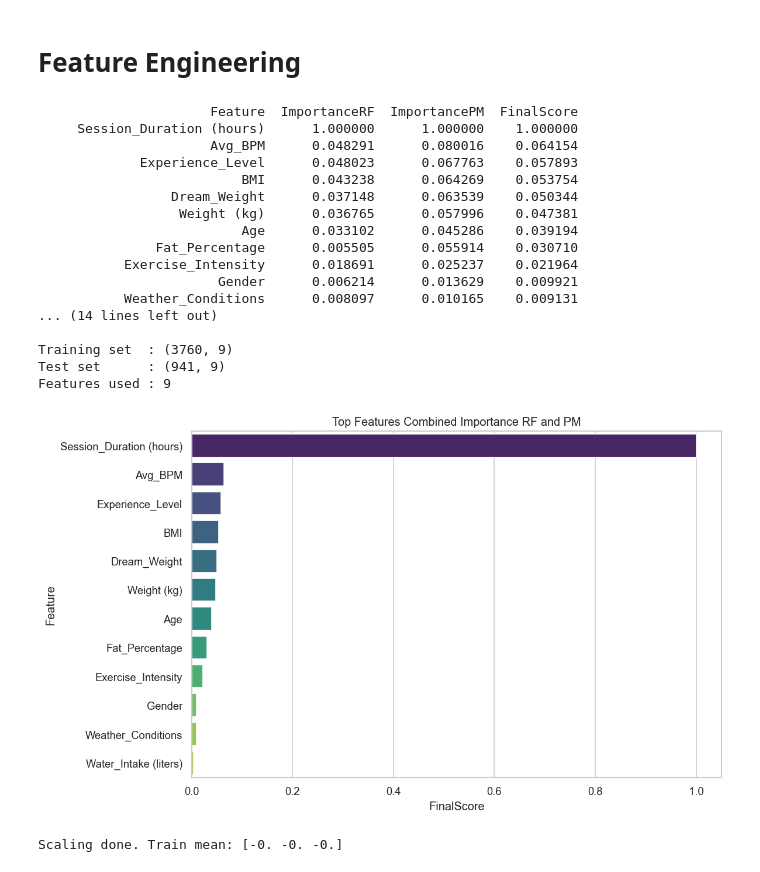
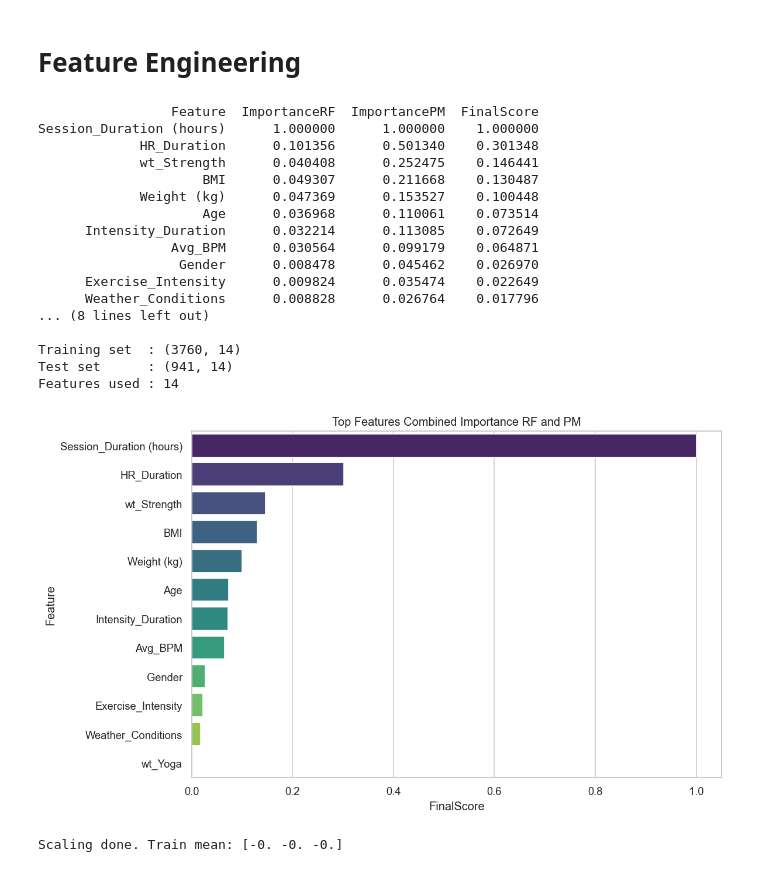
Before and after one commit to heyisula/caloriesense, a Jupyter notebook: train.ipynb, the cells around one changed output. Saved outputs shown, nothing was run; the diff lists cells and outputs as text; code cells hidden in the pictures.

Commit message:
Update train.ipynb
Implementing full pipeline including feature engineering, feature selection and few models training. From those calculating and evaluating model performance

```diff
--- a/train.ipynb
+++ b/train.ipynb
@@ -393,3 +395,12 @@ dtype: object
+# %%
+# HR × Duration: single strongest interaction term
+dfUnified['HR_Duration'] = (
+    dfUnified['Avg_BPM'] * dfUnified['Session_Duration (hours)']
+)
+# Workout intensity × time
+dfUnified['Intensity_Duration'] = (
+    dfUnified['Exercise_Intensity'] * dfUnified['Session_Duration (hours)']
+)
 # %% [markdown]
 # EDA
 # %%
@@ -485,7 +496,16 @@ plt.show()
 # %% [markdown]
 # Feature Engineering
 # %%
-X_all = dfUnified.drop(columns=['Calories_Burned'])
+#Using only commnon features because ds1 only columns are median filled that pollutes the model
+COMMON_FEATURES = [
+    'Age', 'Gender', 'Weight (kg)', 'BMI',
+    'Avg_BPM', 'Session_Duration (hours)',
+    'Exercise_Intensity', 'Weather_Conditions',
+    'wt_Cardio', 'wt_HIIT', 'wt_Strength', 'wt_Yoga',
+    'HR_Duration','Intensity_Duration',
+]
+
+X_all = dfUnified[COMMON_FEATURES].copy()
 y_all = dfUnified['Calories_Burned']
 
 rf_quick = RandomForestRegressor(
@@ -520,54 +540,54 @@ importance_merged['FinalScore'] = (importance_merged['ImportanceRF'] +importance
 importance_merged = importance_merged.sort_values('FinalScore', ascending=False)
 print(importance_merged.to_string(index=False))
 
-selected_features = importance_merged[importance_merged['FinalScore'] > 0.02]['Feature'].tolist()
+selected_features = COMMON_FEATURES
 
 print("\nSelected Features:")
 print(selected_features)
 print(f"\nTotal selected: {len(selected_features)}")
 
 X = dfUnified[selected_features].copy()
 y = dfUnified['Calories_Burned'].copy()
 X_train, X_test, y_train, y_test = train_test_split(
     X, y,
     test_size=0.20,
     random_state=42
 )
 
 print(f'\nTraining set  : {X_train.shape}')
 print(f'Test set      : {X_test.shape}')
 print(f'Features used : {len(selected_features)}')
 
 
 plt.figure(figsize=(10, 6))
 sns.barplot(
     data=importance_merged.head(12),
     x='FinalScore',
     y='Feature',
     palette='viridis'
 )
 plt.title('Top Features Combined Importance RF and PM')
 plt.tight_layout()
 plt.show()
 # %% [output]
-                      Feature  ImportanceRF  ImportancePM  FinalScore
-     Session_Duration (hours)      1.000000      1.000000    1.000000
-                      Avg_BPM      0.048291      0.080016    0.064154
-             Experience_Level      0.048023      0.067763    0.057893
-                          BMI      0.043238      0.064269    0.053754
-                 Dream_Weight      0.037148      0.063539    0.050344
-                  Weight (kg)      0.036765      0.057996    0.047381
-                          Age      0.033102      0.045286    0.039194
-               Fat_Percentage      0.005505      0.055914    0.030710
-           Exercise_Intensity      0.018691      0.025237    0.021964
-                       Gender      0.006214      0.013629    0.009921
-           Weather_Conditions      0.008097      0.010165    0.009131
-... (14 lines left out)
+                 Feature  ImportanceRF  ImportancePM  FinalScore
+Session_Duration (hours)      1.000000      1.000000    1.000000
+             HR_Duration      0.101356      0.501340    0.301348
+             wt_Strength      0.040408      0.252475    0.146441
+                     BMI      0.049307      0.211668    0.130487
+             Weight (kg)      0.047369      0.153527    0.100448
+                     Age      0.036968      0.110061    0.073514
+      Intensity_Duration      0.032214      0.113085    0.072649
+                 Avg_BPM      0.030564      0.099179    0.064871
+                  Gender      0.008478      0.045462    0.026970
+      Exercise_Intensity      0.009824      0.035474    0.022649
+      Weather_Conditions      0.008828      0.026764    0.017796
+... (8 lines left out)
 
-Training set  : (3760, 9)
-Test set      : (941, 9)
-Features used : 9
+Training set  : (3760, 14)
+Test set      : (941, 14)
+Features used : 14
-[figure, old version]
+[figure, new version]
 # %%
 scaler = StandardScaler()
 X_train_sc = scaler.fit_transform(X_train)
```
Also changed, not shown: parts of 8 cells of this notebook.
